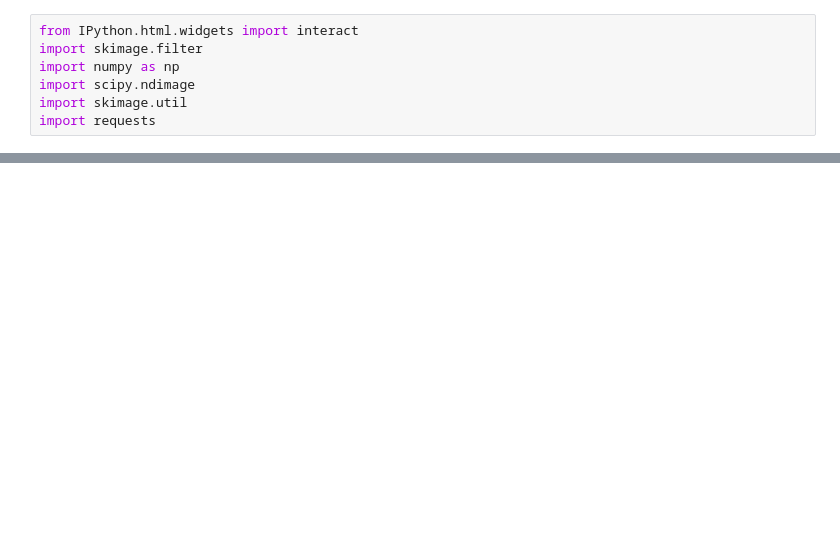
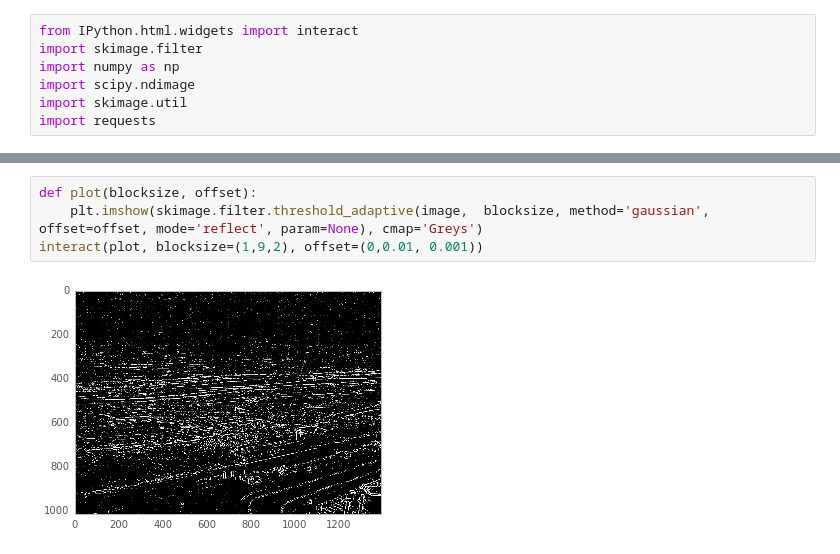
Before and after one commit to SiggyF/notebooks, a Jupyter notebook: gabor.ipynb, the cells around one changed output, grey strips where cells are left out. Saved outputs shown, nothing was run; the diff lists cells and outputs as text; blank space fills up the shorter version.

```diff
--- a/gabor.ipynb
+++ b/gabor.ipynb
@@ -42,0 +59,6 @@ skimage.filter.gabor_filter??
+# %%
+def plot(blocksize, offset):
+    plt.imshow(skimage.filter.threshold_adaptive(image,  blocksize, method='gaussian', offset=offset, mode='reflect', param=None), cmap='Greys')
+interact(plot, blocksize=(1,9,2), offset=(0,0.01, 0.001))
+# %% [output]
+[figure, added]
```
Also changed, not shown: parts of 7 cells of this notebook, 1 other file.
